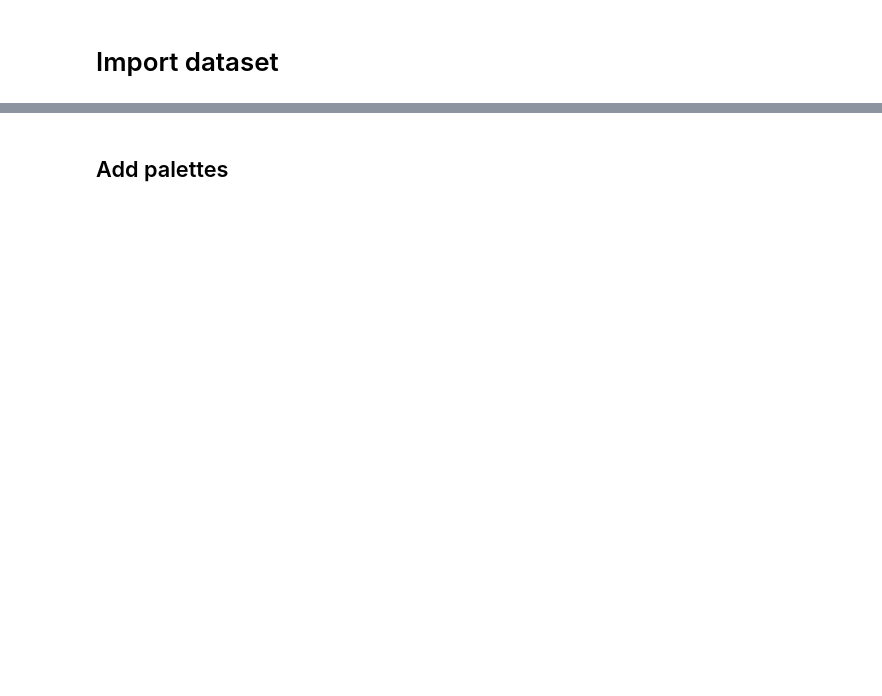
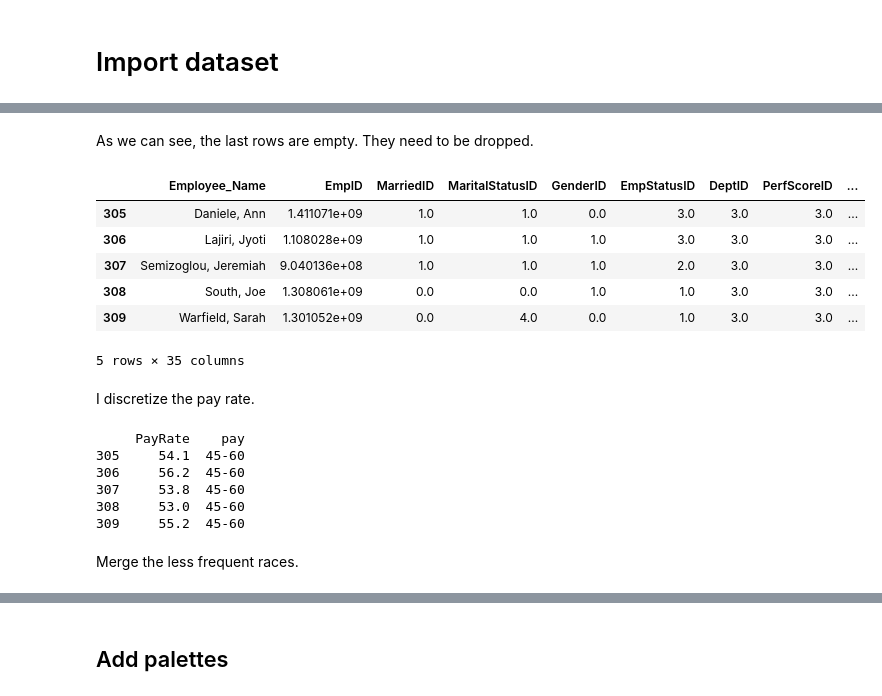
Before and after one commit to amrukwa/data_viz, a Jupyter notebook: HumanResources.ipynb, the cells around one changed output, grey strips where cells are left out. Saved outputs shown, nothing was run; the diff lists cells and outputs as text; code cells hidden in the pictures; blank space fills up the shorter version.

```diff
--- a/HumanResources.ipynb
+++ b/HumanResources.ipynb
@@ -7,0 +21,15 @@ import plotly.graph_objects as go
+# %% [markdown]
+As we can see, the last rows are empty. They need to be dropped.
+# %%
+hr.dropna(axis='index', how="all", inplace=True)
+hr.tail()
+# %% [output]
+|  | Employee_Name | EmpID | MarriedID | MaritalStatusID | GenderID | EmpStatusID | DeptID | PerfScoreID | ... |
+| 305 | Daniele, Ann | 1.411071e+09 | 1.0 | 1.0 | 0.0 | 3.0 | 3.0 | 3.0 | ... |
+| 306 | Lajiri, Jyoti | 1.108028e+09 | 1.0 | 1.0 | 1.0 | 3.0 | 3.0 | 3.0 | ... |
+| 307 | Semizoglou, Jeremiah | 9.040136e+08 | 1.0 | 1.0 | 1.0 | 2.0 | 3.0 | 3.0 | ... |
+| 308 | South, Joe | 1.308061e+09 | 0.0 | 0.0 | 1.0 | 1.0 | 3.0 | 3.0 | ... |
+| 309 | Warfield, Sarah | 1.301052e+09 | 0.0 | 4.0 | 0.0 | 1.0 | 3.0 | 3.0 | ... |
+5 rows × 35 columns
+# %% [markdown]
+I discretize the pay rate.
@@ -7,0 +46,15 @@ import plotly.graph_objects as go
+# %%
+l = []
+for i in hr.PayRate:
+  l.append(discretize(i))
+hr["pay"] = l
+print(hr[["PayRate", "pay"]].tail())
+# %% [output]
+     PayRate    pay
+305     54.1  45-60
+306     56.2  45-60
+307     53.8  45-60
+308     53.0  45-60
+309     55.2  45-60
+# %% [markdown]
+Merge the less frequent races.
```
Also changed, not shown: parts of 69 cells of this notebook.
